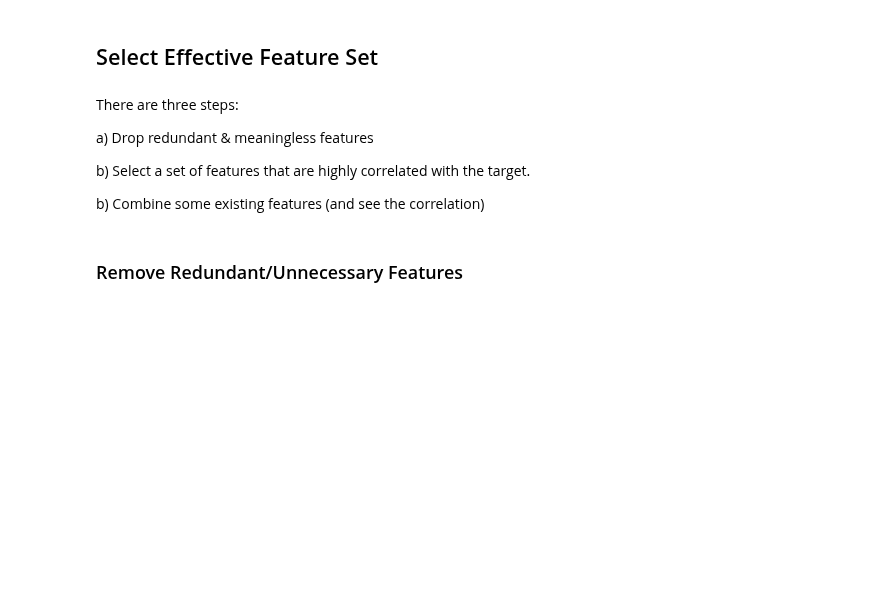
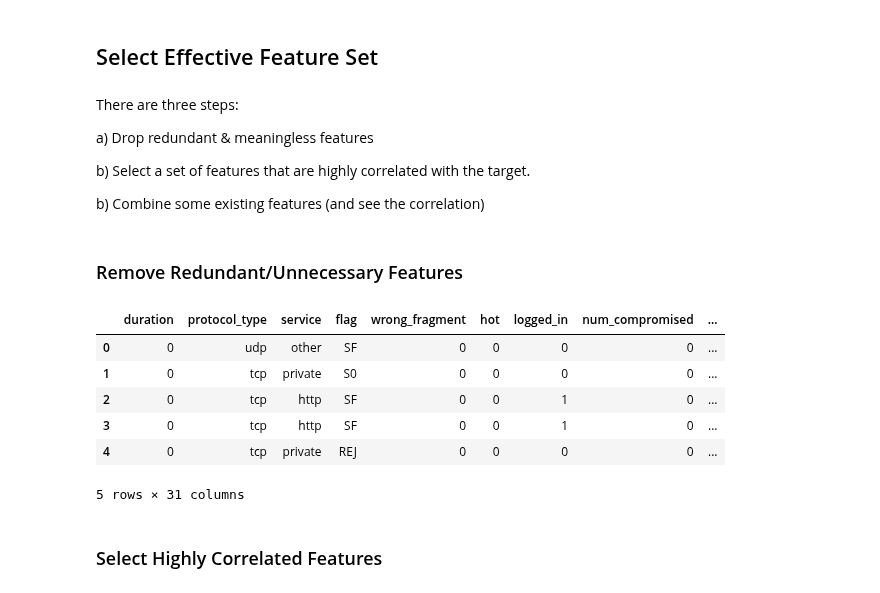
Before and after one commit to rojinadeuja/NSL-KDD-Network-Security, a Jupyter notebook: 02-Feature-Selection-and-Engineering.ipynb, the cells around one changed output. Saved outputs shown, nothing was run; the diff lists cells and outputs as text; code cells hidden in the pictures; blank space fills up the shorter version.

Commit message:
Select highly correlated features

```diff
--- a/02-Feature-Selection-and-Engineering.ipynb
+++ b/02-Feature-Selection-and-Engineering.ipynb
@@ -104,9 +104,22 @@ b) Combine some existing features (and see the correlation)
 # %% [markdown]
 ### Remove Redundant/Unnecessary Features
 # %%
-train_df = train_df.drop(columns=['num_outbound_cmds', 'srv_count', 'dst_bytes', ' src_bytes',
-                                  'land', 'is_host_login', 'urgent', 'num_failed_logins', 'num_shells'])
+train_df = train_df.drop(columns=['num_outbound_cmds', 'srv_count', 'dst_bytes', 'src_bytes',
+                                  'land', 'is_host_login', 'urgent', 'num_failed_logins', 'num_shells',
+                                  'same_srv_rate', 'dst_host_srv_count'])
 
 # Very low correlations: srv_count, dst_bytes , src_bytes, land, is_host_login, urgent, num_failed_logins, num_shells
-# Very high correlations: same_srv_rate,
+# Very high correlations: same_srv_rate, dst_host_srv_count, flag
 # NaN: num_outbound_cmds,
+# %%
+train_df.head()
+# %% [output]
+|  | duration | protocol_type | service | flag | wrong_fragment | hot | logged_in | num_compromised | ... |
+| 0 | 0 | udp | other | SF | 0 | 0 | 0 | 0 | ... |
+| 1 | 0 | tcp | private | S0 | 0 | 0 | 0 | 0 | ... |
+| 2 | 0 | tcp | http | SF | 0 | 0 | 1 | 0 | ... |
+| 3 | 0 | tcp | http | SF | 0 | 0 | 1 | 0 | ... |
+| 4 | 0 | tcp | private | REJ | 0 | 0 | 0 | 0 | ... |
+5 rows × 31 columns
+# %% [markdown]
+### Select Highly Correlated Features
```
Also changed, not shown: parts of 4 cells of this notebook.
